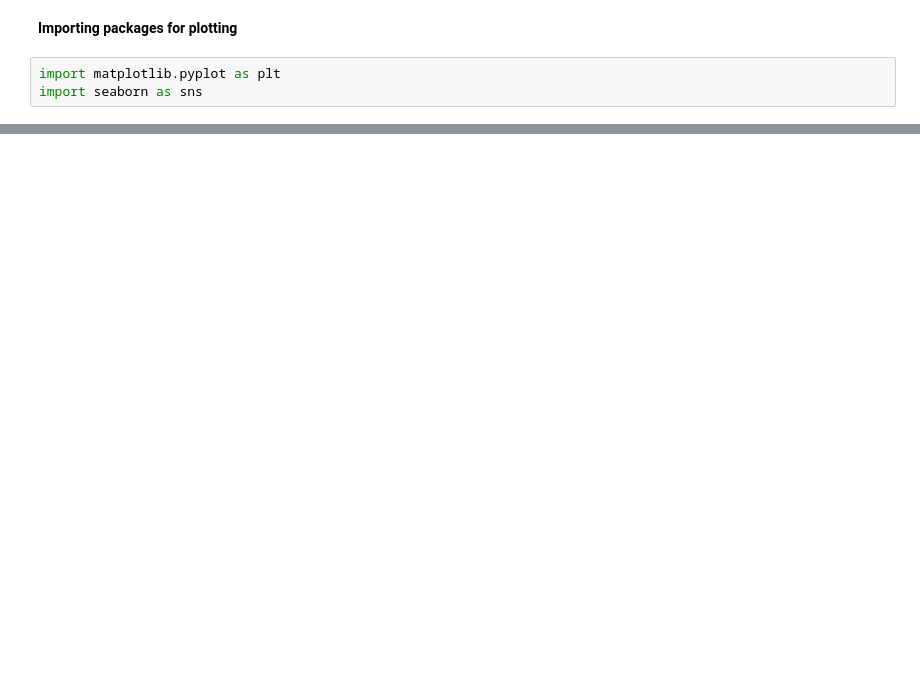
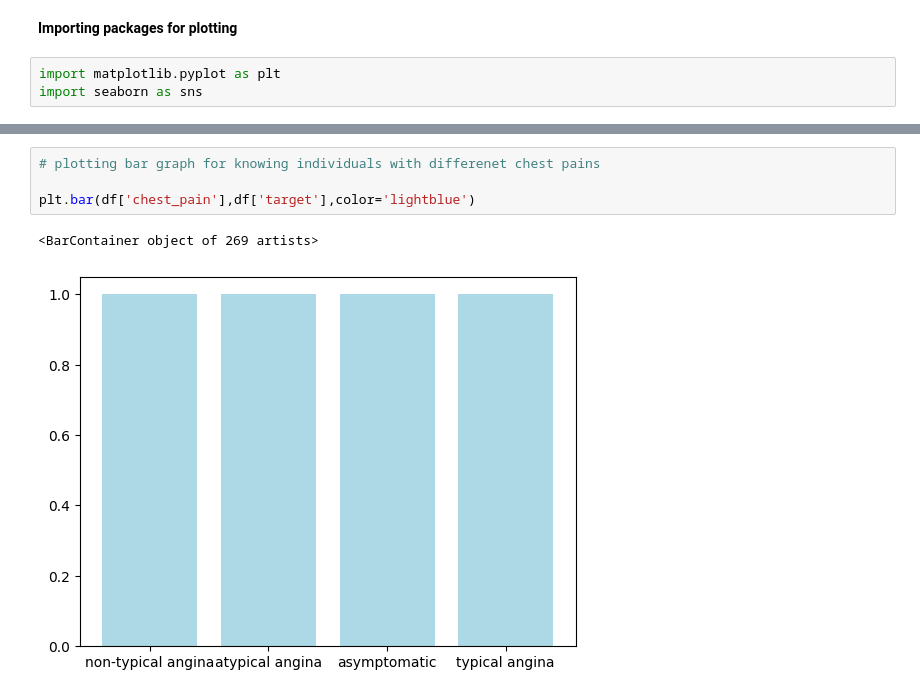
Before and after one commit to Kaushik-2005/K.SriKausik_S2, a Jupyter notebook: ACM_task.ipynb, the cells around one changed output, grey strips where cells are left out. Cells and saved outputs as stored; diff of their text form; blank space fills up the shorter version.

```diff
--- a/ACM_task.ipynb
+++ b/ACM_task.ipynb
@@ -281,0 +326,7 @@ import seaborn as sns
+# %%
+# plotting bar graph for knowing individuals with differenet chest pains
+
+plt.bar(df['chest_pain'],df['target'],color='lightblue')
+# %% [output]
+<BarContainer object of 269 artists>
+[figure, added]
```
Also changed, not shown: parts of 13 cells of this notebook.
